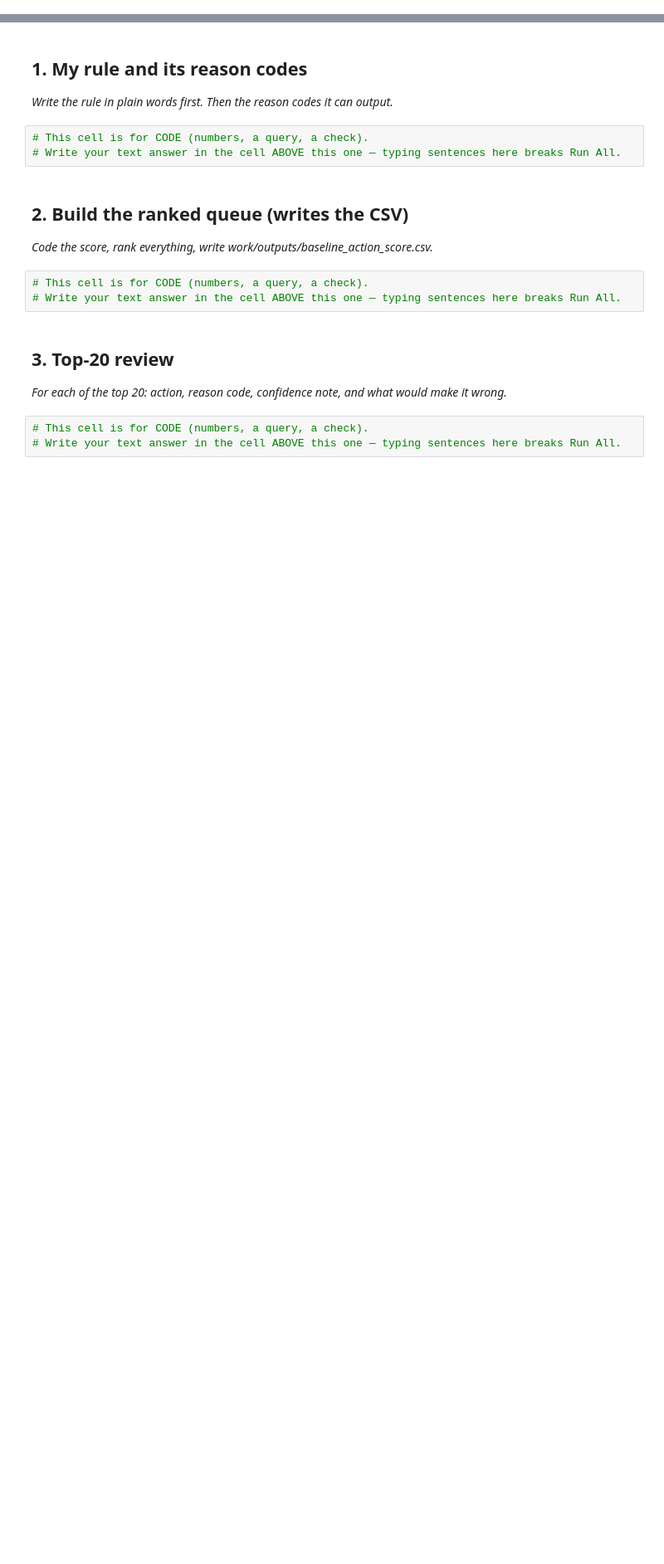
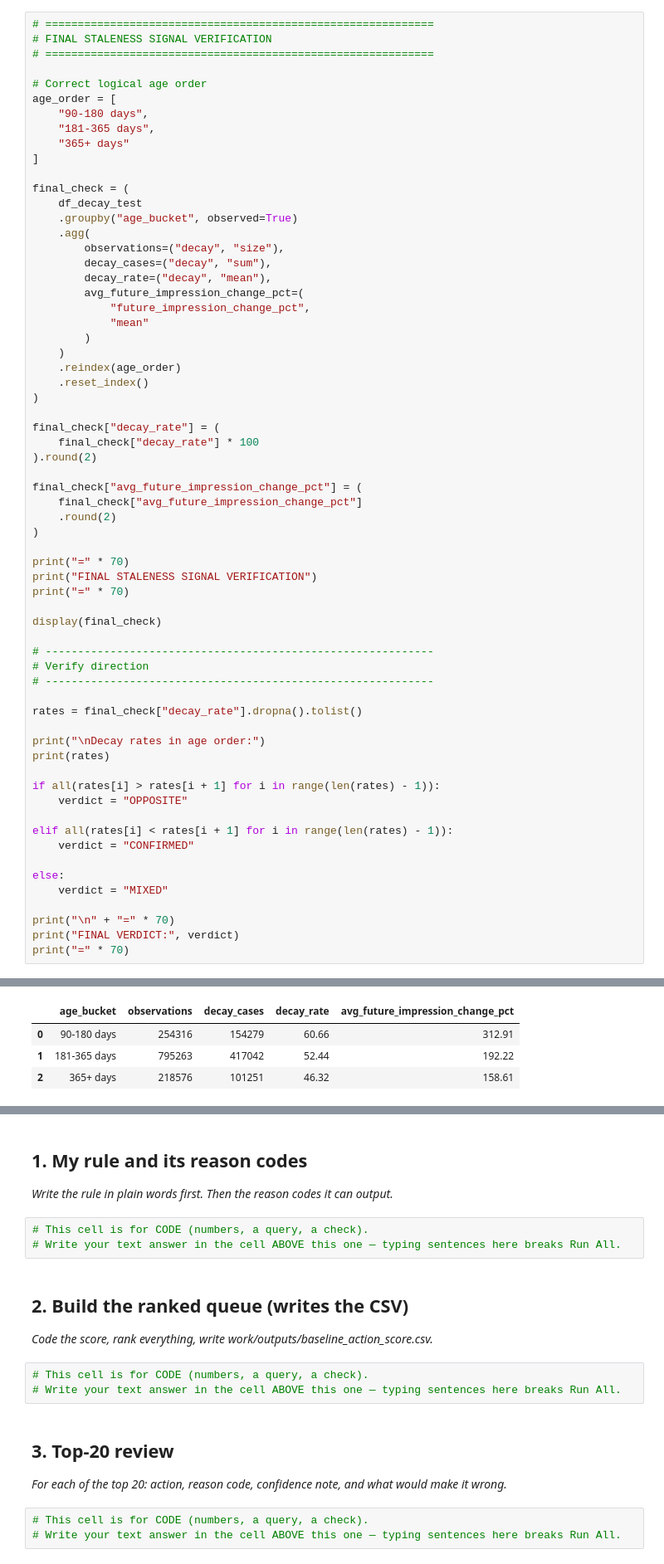
Before and after one commit to MuhammadOkasha004/flyrank-ml-internship-work, a Jupyter notebook: work/notebooks/w04_baseline_score.ipynb, the cells around one changed output, grey strips where cells are left out. Shown at 83% size. Cells and saved outputs as stored; diff of their text form; blank space fills up the shorter version.

```diff
--- a/work/notebooks/w04_baseline_score.ipynb
+++ b/work/notebooks/w04_baseline_score.ipynb
@@ -8,0 +234,65 @@ This skeleton is yours to fill. Work the sections **in order** — each one has
+# %%
+# ============================================================
+# FINAL STALENESS SIGNAL VERIFICATION
+# ============================================================
+
+# Correct logical age order
+age_order = [
+    "90-180 days",
+    "181-365 days",
+    "365+ days"
+]
+
+final_check = (
+    df_decay_test
+    .groupby("age_bucket", observed=True)
+    .agg(
+        observations=("decay", "size"),
+        decay_cases=("decay", "sum"),
+        decay_rate=("decay", "mean"),
+        avg_future_impression_change_pct=(
+            "future_impression_change_pct",
+            "mean"
+        )
+    )
+    .reindex(age_order)
+    .reset_index()
+)
+
+final_check["decay_rate"] = (
+    final_check["decay_rate"] * 100
+).round(2)
+
+final_check["avg_future_impression_change_pct"] = (
+    final_check["avg_future_impression_change_pct"]
+    .round(2)
+)
+
+print("=" * 70)
+print("FINAL STALENESS SIGNAL VERIFICATION")
+print("=" * 70)
+
+display(final_check)
+
+# ------------------------------------------------------------
+# Verify direction
+# ------------------------------------------------------------
+
+rates = final_check["decay_rate"].dropna().tolist()
+
+print("\nDecay rates in age order:")
+print(rates)
+
+if all(rates[i] > rates[i + 1] for i in range(len(rates) - 1)):
+    verdict = "OPPOSITE"
+
+elif all(rates[i] < rates[i + 1] for i in range(len(rates) - 1)):
+    verdict = "CONFIRMED"
+
+else:
+    verdict = "MIXED"
+
+print("\n" + "=" * 70)
+print("FINAL VERDICT:", verdict)
+print("=" * 70)
+# %% [output]
@@ -8,0 +302,4 @@ This skeleton is yours to fill. Work the sections **in order** — each one has
+|  | age_bucket | observations | decay_cases | decay_rate | avg_future_impression_change_pct |
+| 0 | 90-180 days | 254316 | 154279 | 60.66 | 312.91 |
+| 1 | 181-365 days | 795263 | 417042 | 52.44 | 192.22 |
+| 2 | 365+ days | 218576 | 101251 | 46.32 | 158.61 |
```
Also changed, not shown: parts of 5 cells of this notebook.
